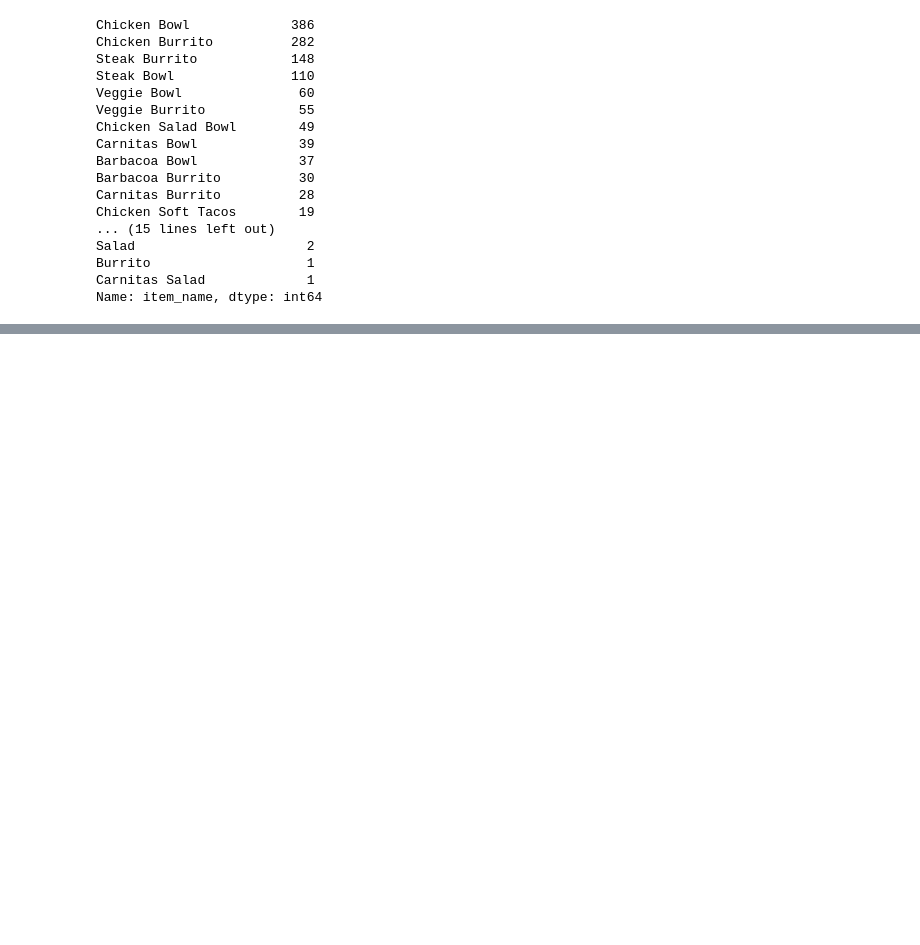
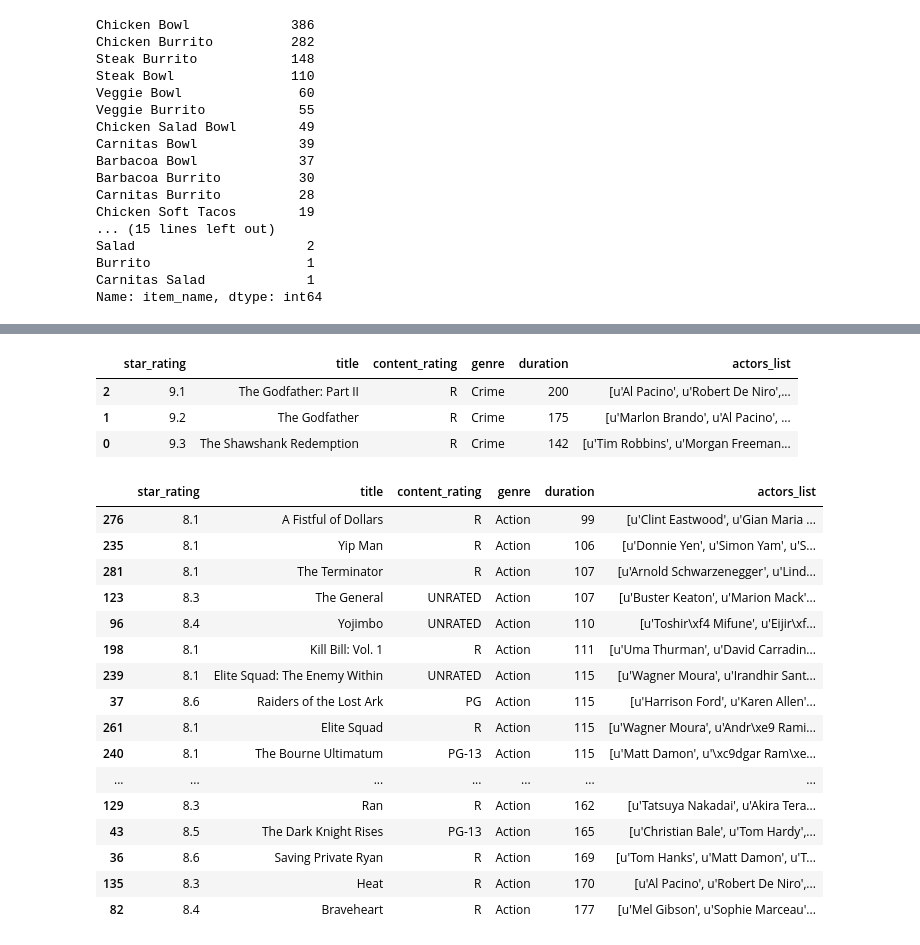
Before and after one commit to BRkavin/AL-ML-, a Jupyter notebook: AI_&_ML_.ipynb, the cells around one changed output, grey strips where cells are left out. Drawn from its saved outputs; the diff is of its cells as text; code cells hidden in the pictures; blank space fills up the shorter version.

```diff
--- a/AI_&_ML_.ipynb
+++ b/AI_&_ML_.ipynb
@@ -814,2 +814,5 @@ df[(df.item_price <10) & (df.item_name=='Chicken Bowl')]
 | 4604 | 1828 | 1 | Chicken Bowl | [Fresh Tomato Salsa, [Rice, Black... | 8.75 |
 422 rows × 5 columns
+# %%
+movies =pd.read_csv("https://raw.githubusercontent.com/nunnarilabs/ml/master/pandas/imdb_1000.csv")
+movies
@@ -815,0 +842,29 @@ df[(df.item_price <10) & (df.item_name=='Chicken Bowl')]
+# %%
+movies.dropna(inplace=True)
+# %%
+movies[(movies.star_rating >9) & (movies.content_rating=='R')].sort_values('star_rating')
+# %% [output]
+|  | star_rating | title | content_rating | genre | duration | actors_list |
+| 2 | 9.1 | The Godfather: Part II | R | Crime | 200 | [u'Al Pacino', u'Robert De Niro',... |
+| 1 | 9.2 | The Godfather | R | Crime | 175 | [u'Marlon Brando', u'Al Pacino', ... |
+| 0 | 9.3 | The Shawshank Redemption | R | Crime | 142 | [u'Tim Robbins', u'Morgan Freeman... |
+# %%
+movies[(movies.star_rating >8) & (movies.genre=='Action')].sort_values(['duration'])
+# %% [output]
+|  | star_rating | title | content_rating | genre | duration | actors_list |
+| 276 | 8.1 | A Fistful of Dollars | R | Action | 99 | [u'Clint Eastwood', u'Gian Maria ... |
+| 235 | 8.1 | Yip Man | R | Action | 106 | [u'Donnie Yen', u'Simon Yam', u'S... |
+| 281 | 8.1 | The Terminator | R | Action | 107 | [u'Arnold Schwarzenegger', u'Lind... |
+| 123 | 8.3 | The General | UNRATED | Action | 107 | [u'Buster Keaton', u'Marion Mack'... |
+| 96 | 8.4 | Yojimbo | UNRATED | Action | 110 | [u'Toshir\xf4 Mifune', u'Eijir\xf... |
+| 198 | 8.1 | Kill Bill: Vol. 1 | R | Action | 111 | [u'Uma Thurman', u'David Carradin... |
+| 239 | 8.1 | Elite Squad: The Enemy Within | UNRATED | Action | 115 | [u'Wagner Moura', u'Irandhir Sant... |
+| 37 | 8.6 | Raiders of the Lost Ark | PG | Action | 115 | [u'Harrison Ford', u'Karen Allen'... |
+| 261 | 8.1 | Elite Squad | R | Action | 115 | [u'Wagner Moura', u'Andr\xe9 Rami... |
+| 240 | 8.1 | The Bourne Ultimatum | PG-13 | Action | 115 | [u'Matt Damon', u'\xc9dgar Ram\xe... |
+| ... | ... | ... | ... | ... | ... | ... |
+| 129 | 8.3 | Ran | R | Action | 162 | [u'Tatsuya Nakadai', u'Akira Tera... |
+| 43 | 8.5 | The Dark Knight Rises | PG-13 | Action | 165 | [u'Christian Bale', u'Tom Hardy',... |
+| 36 | 8.6 | Saving Private Ryan | R | Action | 169 | [u'Tom Hanks', u'Matt Damon', u'T... |
+| 135 | 8.3 | Heat | R | Action | 170 | [u'Al Pacino', u'Robert De Niro',... |
+| 82 | 8.4 | Braveheart | R | Action | 177 | [u'Mel Gibson', u'Sophie Marceau'... |
```
Also changed, not shown: parts of 4 cells of this notebook.
